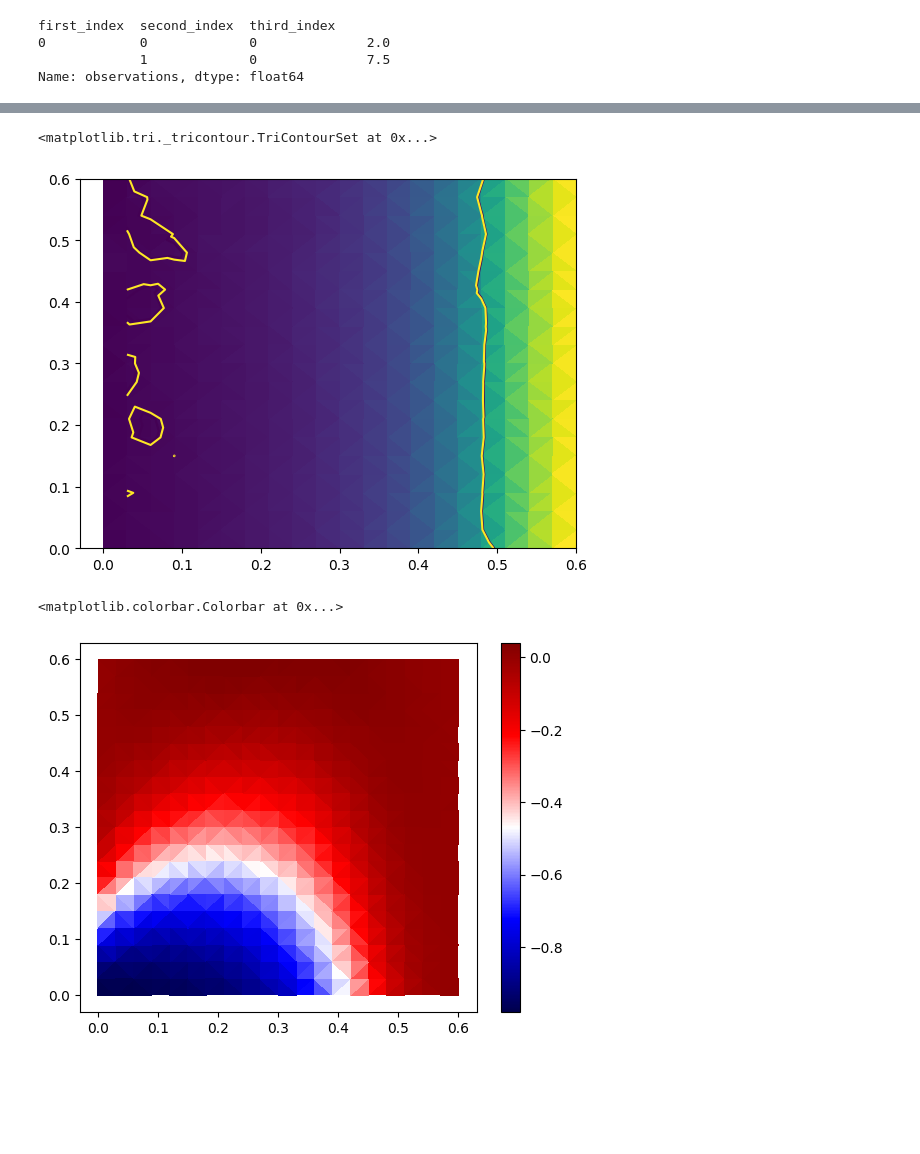
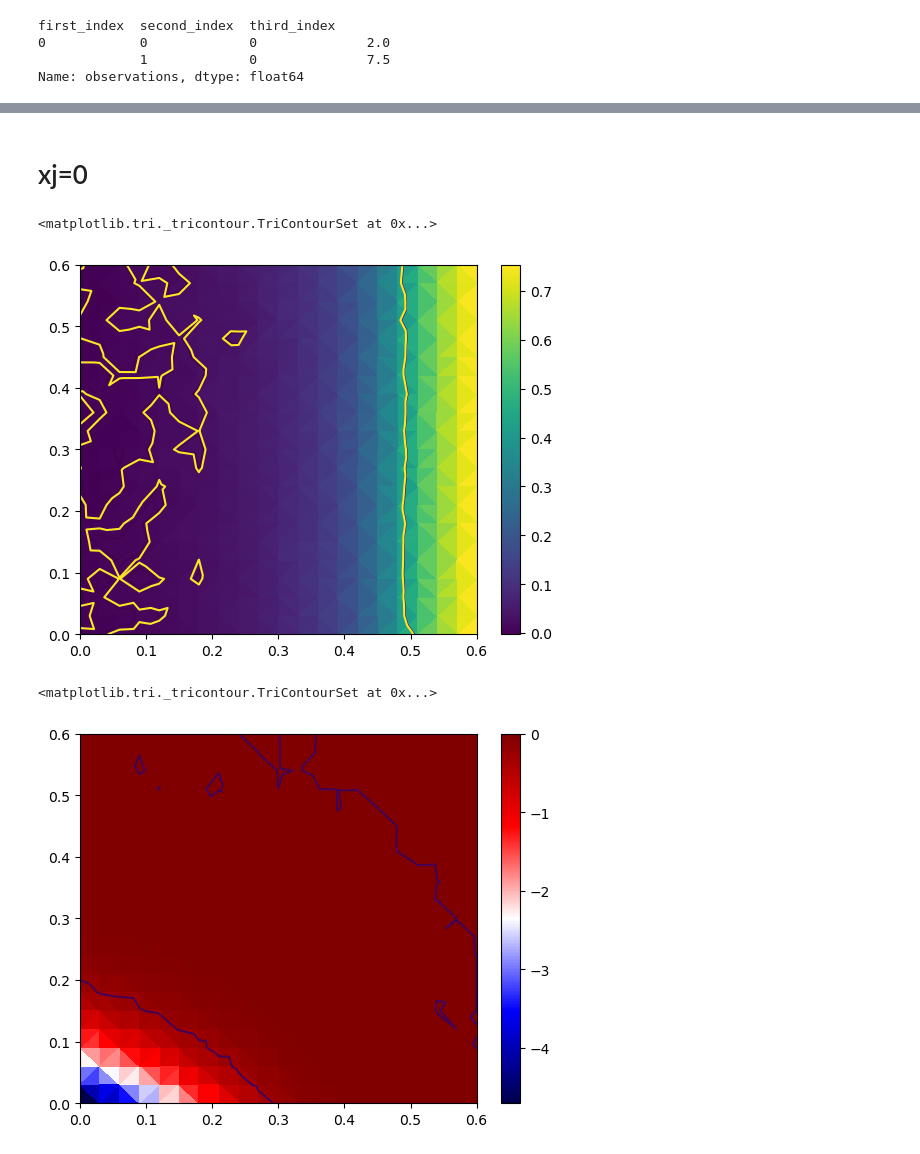
Before and after one commit to hainingpan/control_transition, a Jupyter notebook: combine.ipynb, the cells around one changed output, grey strips where cells are left out. Cells and saved outputs as stored; diff of their text form; code cells hidden in the pictures; blank space fills up the shorter version.

```diff
--- a/combine.ipynb
+++ b/combine.ipynb
@@ -126,7 +142,8 @@ for s in range(1):
         for p_proj in np.linspace(0,.6,21):
             fn=f'CT_En2000_pctrl({p_ctrl:.2f},{p_ctrl:.2f},1)_pproj({p_proj:.2f},{p_proj:.2f},1)_L(16,18,2)_xj(1-3,2-3)_seed{s}_es2000_64.pickle'
             try:
-                with open(os.path.join('Data',fn),'rb') as f:
+                with open(fn,'rb') as f:
+                # with open(os.path.join('Data',fn),'rb') as f:
                     data=pickle.load(f)
             except:
                 print(f'File missing: {fn}')
@@ -155,11 +154,12 @@ for s in range(1):
         for p_proj in np.linspace(0,.6,21):
             fn=f'CT_En2000_pctrl({p_ctrl:.2f},{p_ctrl:.2f},1)_pproj({p_proj:.2f},{p_proj:.2f},1)_L(16,18,2)_xj(0)_seed{s}_es2000_64.pickle'
             try:
-                with open(os.path.join('Data',fn),'rb') as f:
+                with open(fn,'rb') as f:
+                # with open(os.path.join('Data',fn),'rb') as f:
                     data=pickle.load(f)
+                add_to_dict(data_dict, data,fn)
             except:
                 print(f'File missing: {fn}')
-            add_to_dict(data_dict, data,fn)
 # %% [markdown]
 ## pctrl [0,1,11], p_proj[0,1,11] L(20,22,2)
 # %%
@@ -168,7 +168,8 @@ for s in range(2):
         for p_proj in np.linspace(0,.6,21):
             fn=f'CT_En1000_pctrl({p_ctrl:.2f},{p_ctrl:.2f},1)_pproj({p_proj:.2f},{p_proj:.2f},1)_L(20,22,2)_xj(1-3,2-3)_seed{s}_es1000_64.pickle'
             try:
-                with open(os.path.join('Data',fn),'rb') as f:
+                with open(fn,'rb') as f:
+                # with open(os.path.join('Data',fn),'rb') as f:
                     data=pickle.load(f)
                 add_to_dict(data_dict, data,fn)
             except:
@@ -193,0 +195,12 @@ File missing: CT_En1000_pctrl(0.57,0.57,1)_pproj(0.30,0.30,1)_L(20,22,2)_xj(1-3,
+# %%
+for s in range(2):
+    for p_ctrl in np.linspace(0,.6,21):
+        for p_proj in np.linspace(0,.6,21):
+            fn=f'CT_En1000_pctrl({p_ctrl:.2f},{p_ctrl:.2f},1)_pproj({p_proj:.2f},{p_proj:.2f},1)_L(20,22,2)_xj(0)_seed{s}_es1000_64.pickle'
+            try:
+                with open(fn,'rb') as f:
+                # with open(os.path.join('Data',fn),'rb') as f:
+                    data=pickle.load(f)
+            except:
+                print(f'File missing: {fn}')
+            add_to_dict(data_dict, data,fn)
@@ -253,3 +293,5 @@ Name: observations, dtype: float64
+# %% [markdown]
+# xj=0
 # %%
 dd_O={L:df.xs(key='O',level='Metrics').xs(key=L,level='L')['observations'].apply(lambda obs: sum(obs) / len(obs) if obs else None) for L in [12,16,20]}
 # %%
@@ -258,7 +300,8 @@ dd_TMI={L:df.xs(key='TMI',level='Metrics').xs(key=L,level='L')['observations'].a
 diff_O=(dd_O[12]-dd_O[16]).dropna()
 # %%
 plt.tripcolor(dd_O[12].index.get_level_values('p_ctrl'),dd_O[12].index.get_level_values('p_proj'),dd_O[12])
-plt.tricontour(diff.index.get_level_values('p_ctrl'),diff.index.get_level_values('p_proj'),diff_O,levels=[0,0.001],)
+plt.colorbar()
+plt.tricontour(diff_O.index.get_level_values('p_ctrl'),diff_O.index.get_level_values('p_proj'),diff_O,levels=[0,0.001],)
 # %% [output]
 <matplotlib.tri._tricontour.TriContourSet at 0x...>
-[figure, old version]
+[figure, new version]
@@ -265,6 +310,7 @@ plt.tricontour(diff.index.get_level_values('p_ctrl'),diff.index.get_level_values
 # %%
-plt.tripcolor(dd_TMI[12].index.get_level_values('p_ctrl'),dd_TMI[12].index.get_level_values('p_proj'),np.tanh(dd_TMI[12]),cmap='seismic',)
+plt.tripcolor(dd_TMI[20].index.get_level_values('p_ctrl'),dd_TMI[20].index.get_level_values('p_proj'),(dd_TMI[20]),cmap='seismic',)
 plt.colorbar()
+plt.tricontour(diff_TMI.index.get_level_values('p_ctrl'),diff_TMI.index.get_level_values('p_proj'),diff_TMI,levels=[0,],)
 # %% [output]
-<matplotlib.colorbar.Colorbar at 0x...>
+<matplotlib.tri._tricontour.TriContourSet at 0x...>
-[figure, old version]
+[figure, new version]
```
Also changed, not shown: parts of 23 cells of this notebook.
